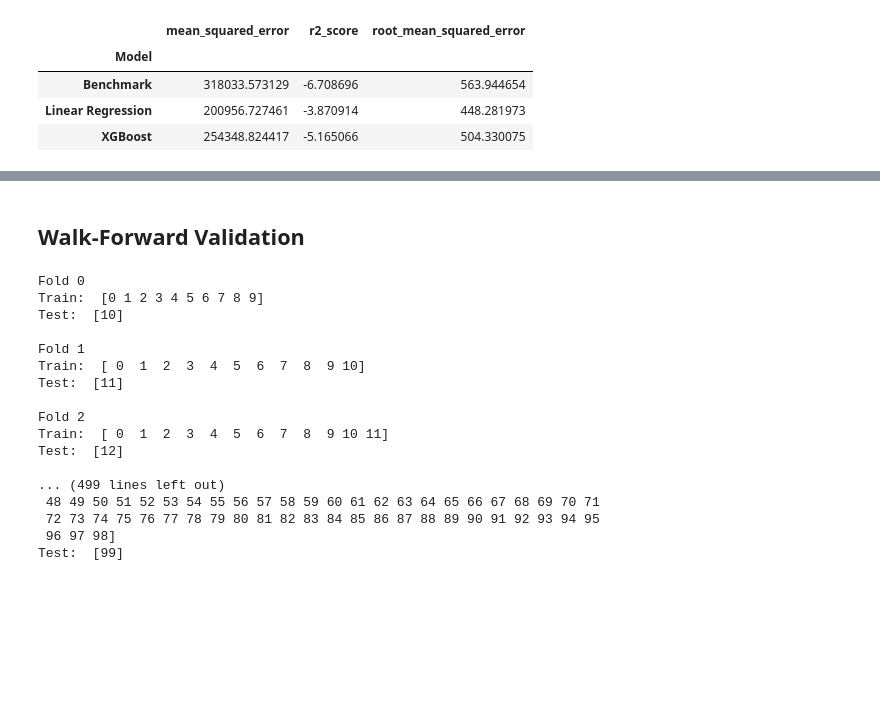
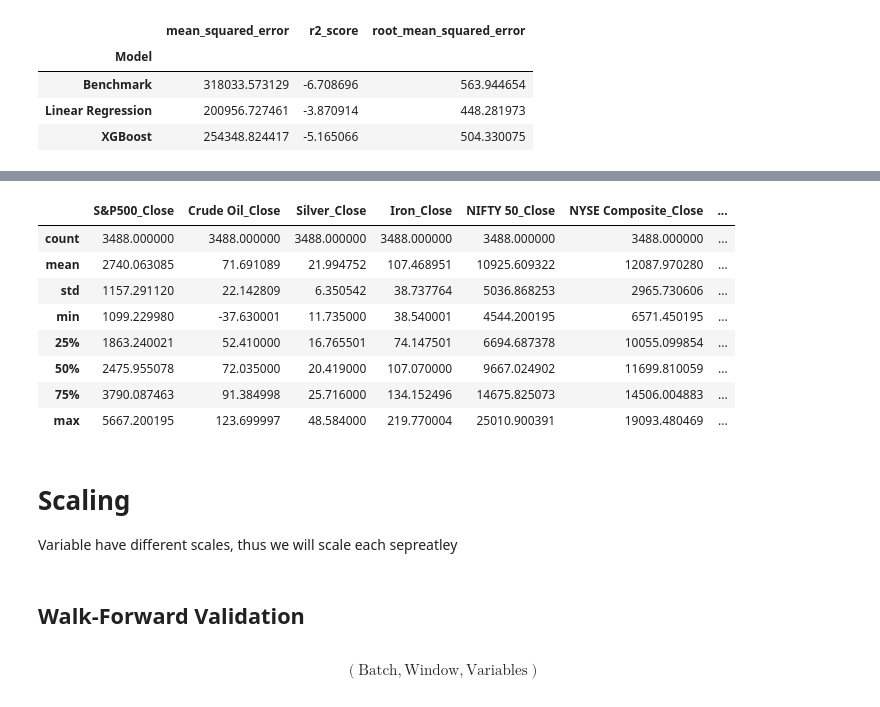
Before and after one commit to ThatMajd/fintech_part2, a Jupyter notebook: modeling.ipynb, the cells around one changed output, grey strips where cells are left out. Saved outputs shown, nothing was run; the diff lists cells and outputs as text; code cells hidden in the pictures; blank space fills up the shorter version.

```diff
--- a/modeling.ipynb
+++ b/modeling.ipynb
@@ -144,2 +180,17 @@ Running model: XGBoost
+# %%
+df.describe()
+# %% [output]
+|  | S&P500_Close | Crude Oil_Close | Silver_Close | Iron_Close | NIFTY 50_Close | NYSE Composite_Close | ... |
+| count | 3488.000000 | 3488.000000 | 3488.000000 | 3488.000000 | 3488.000000 | 3488.000000 | ... |
+| mean | 2740.063085 | 71.691089 | 21.994752 | 107.468951 | 10925.609322 | 12087.970280 | ... |
+| std | 1157.291120 | 22.142809 | 6.350542 | 38.737764 | 5036.868253 | 2965.730606 | ... |
+| min | 1099.229980 | -37.630001 | 11.735000 | 38.540001 | 4544.200195 | 6571.450195 | ... |
+| 25% | 1863.240021 | 52.410000 | 16.765501 | 74.147501 | 6694.687378 | 10055.099854 | ... |
+| 50% | 2475.955078 | 72.035000 | 20.419000 | 107.070000 | 9667.024902 | 11699.810059 | ... |
+| 75% | 3790.087463 | 91.384998 | 25.716000 | 134.152496 | 14675.825073 | 14506.004883 | ... |
+| max | 5667.200195 | 123.699997 | 48.584000 | 219.770004 | 25010.900391 | 19093.480469 | ... |
+# %% [markdown]
+# Scaling
+Variable have different scales, thus we will scale each sepreatley
 # %% [markdown]
 ## Walk-Forward Validation
@@ -148,26 +197,2 @@ df = df.iloc[:100]
-# %%
-tscv = TimeSeriesSplit(test_size=1, n_splits=99-9)
-X = df.drop(columns=["Gold_Close"])
-for i, (train_index, test_index) in enumerate(tscv.split(X)):
-    print("Fold", i)
-    print("Train: ", train_index)
-    print("Test: ", test_index)
-    print()
-# %% [output]
-Fold 0
-Train:  [0 1 2 3 4 5 6 7 8 9]
-Test:  [10]
-
-Fold 1
-Train:  [ 0  1  2  3  4  5  6  7  8  9 10]
-Test:  [11]
-
-Fold 2
-Train:  [ 0  1  2  3  4  5  6  7  8  9 10 11]
-Test:  [12]
-
-... (499 lines left out)
- 48 49 50 51 52 53 54 55 56 57 58 59 60 61 62 63 64 65 66 67 68 69 70 71
- 72 73 74 75 76 77 78 79 80 81 82 83 84 85 86 87 88 89 90 91 92 93 94 95
- 96 97 98]
-Test:  [99]
+# %% [markdown]
+$$(\text{Batch}, \text{Window}, \text{Variables})$$
```
Also changed, not shown: parts of 15 cells of this notebook.
